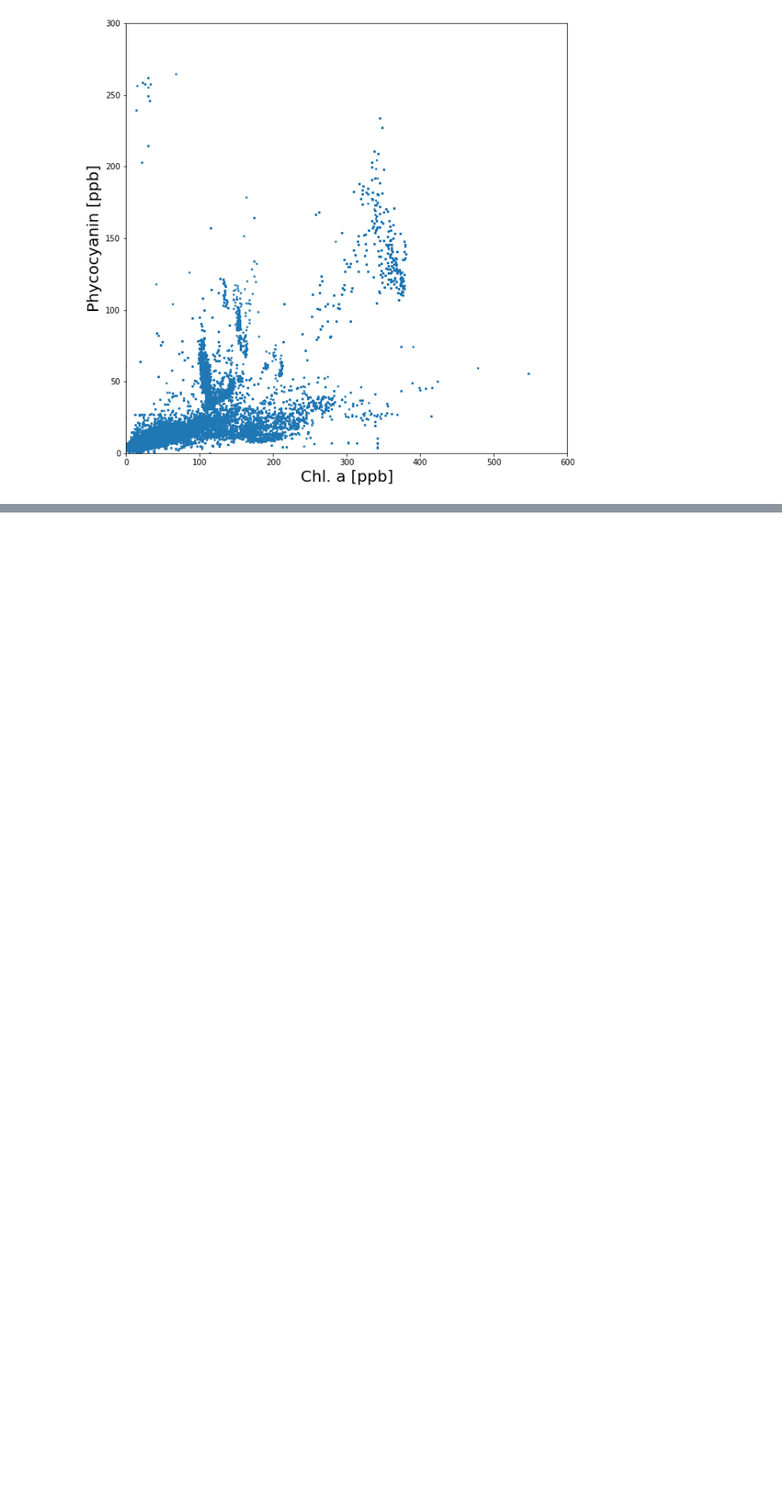
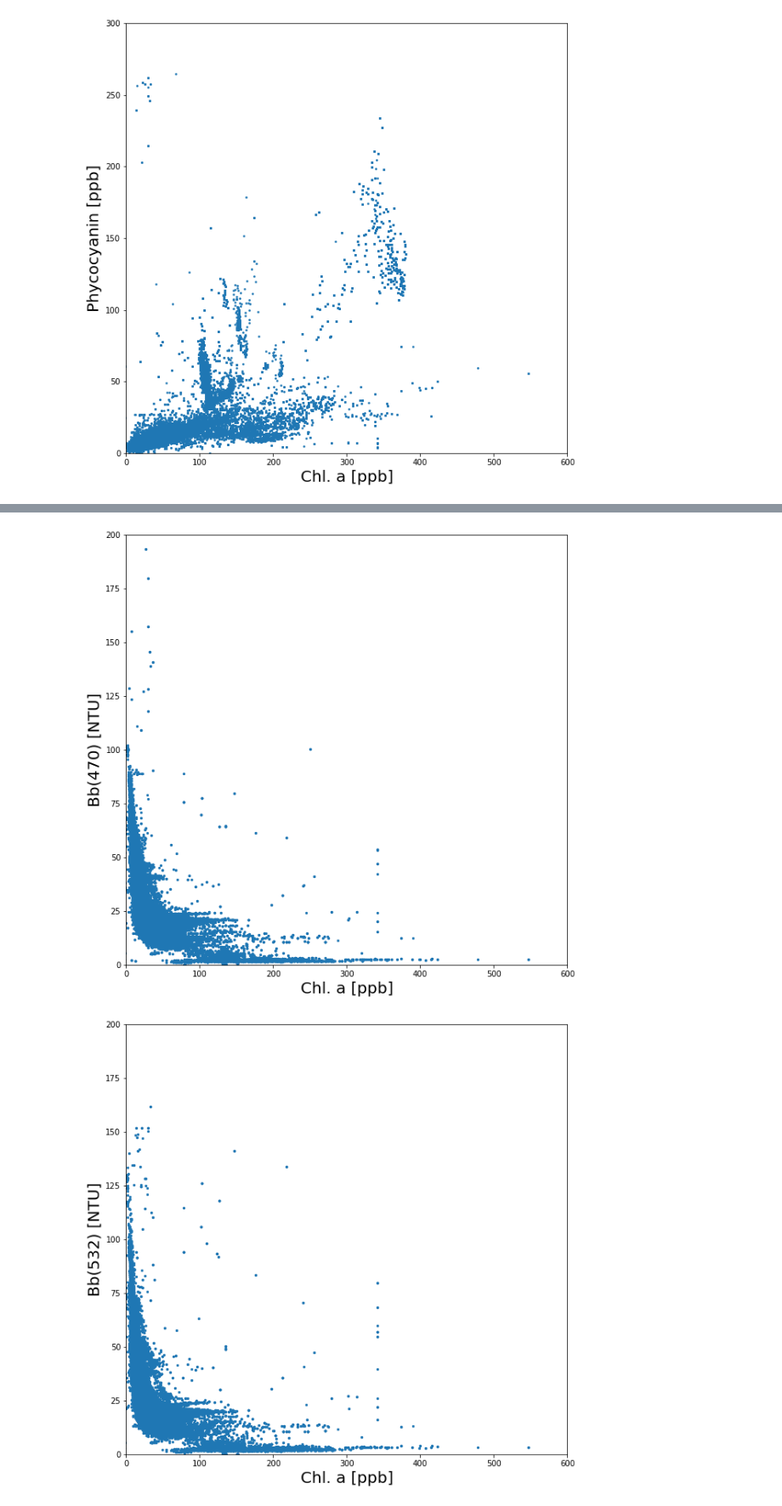
Before and after one commit to vrx-/navocean, a Jupyter notebook: Sailboat process.ipynb, the cells around one changed output, grey strips where cells are left out. Shown at 85% size. Saved outputs shown, nothing was run; the diff lists cells and outputs as text; code cells hidden in the pictures; blank space fills up the shorter version.

```diff
--- a/Sailboat process.ipynb
+++ b/Sailboat process.ipynb
@@ -134,0 +147,7 @@ for bb in ['bb470', 'bb532', 'bb650']:
+# %%
+for bb in ['bb470', 'bb532', 'bb650']:
+    sailboat.plot(x_variable='chla', y_variable=bb,
+                 xlim=(0,600), ylim=(0,200), p_size=5)
+# %% [output]
+[figure, added]
+[figure, added]
```
Also changed, not shown: parts of 6 cells of this notebook.
